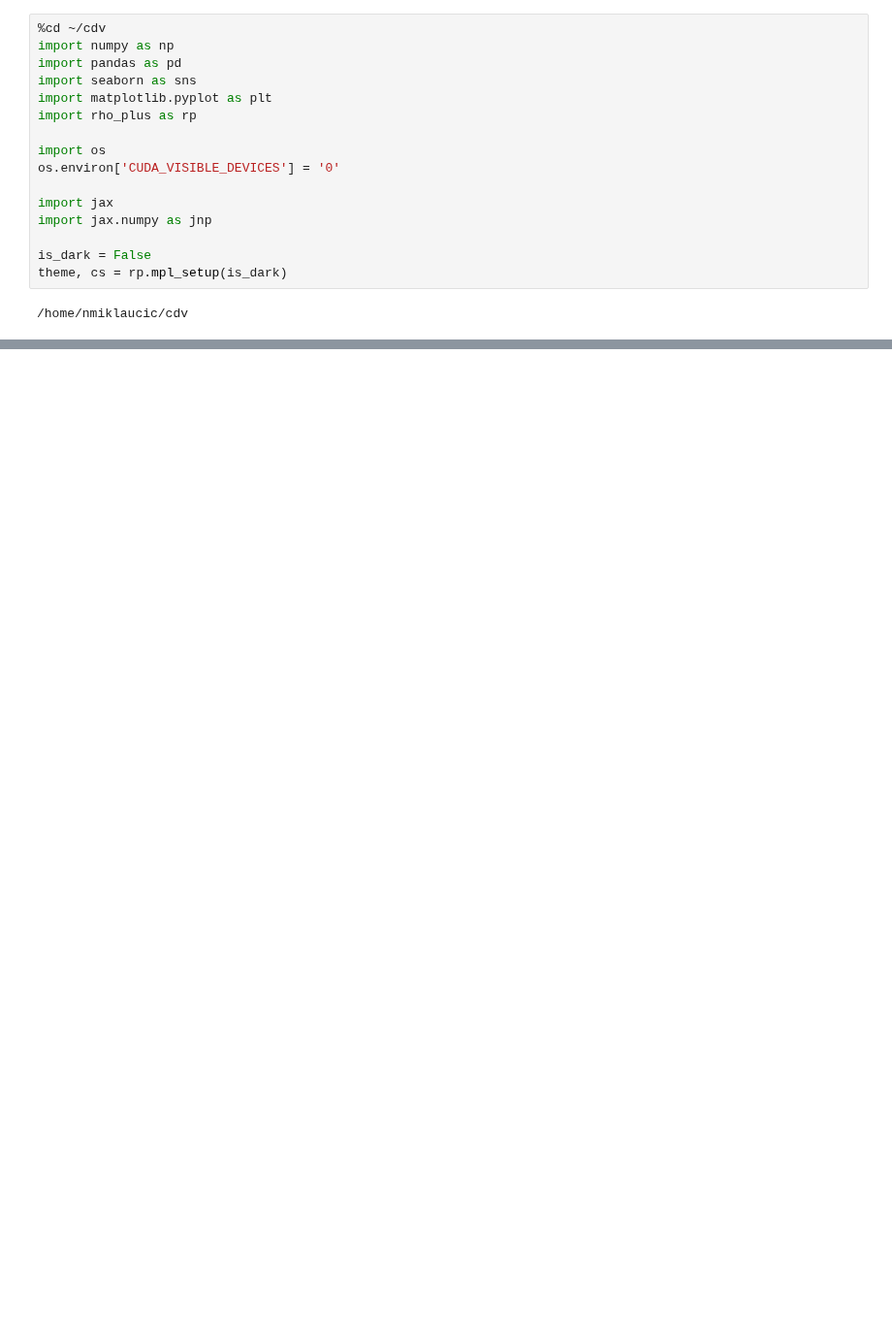
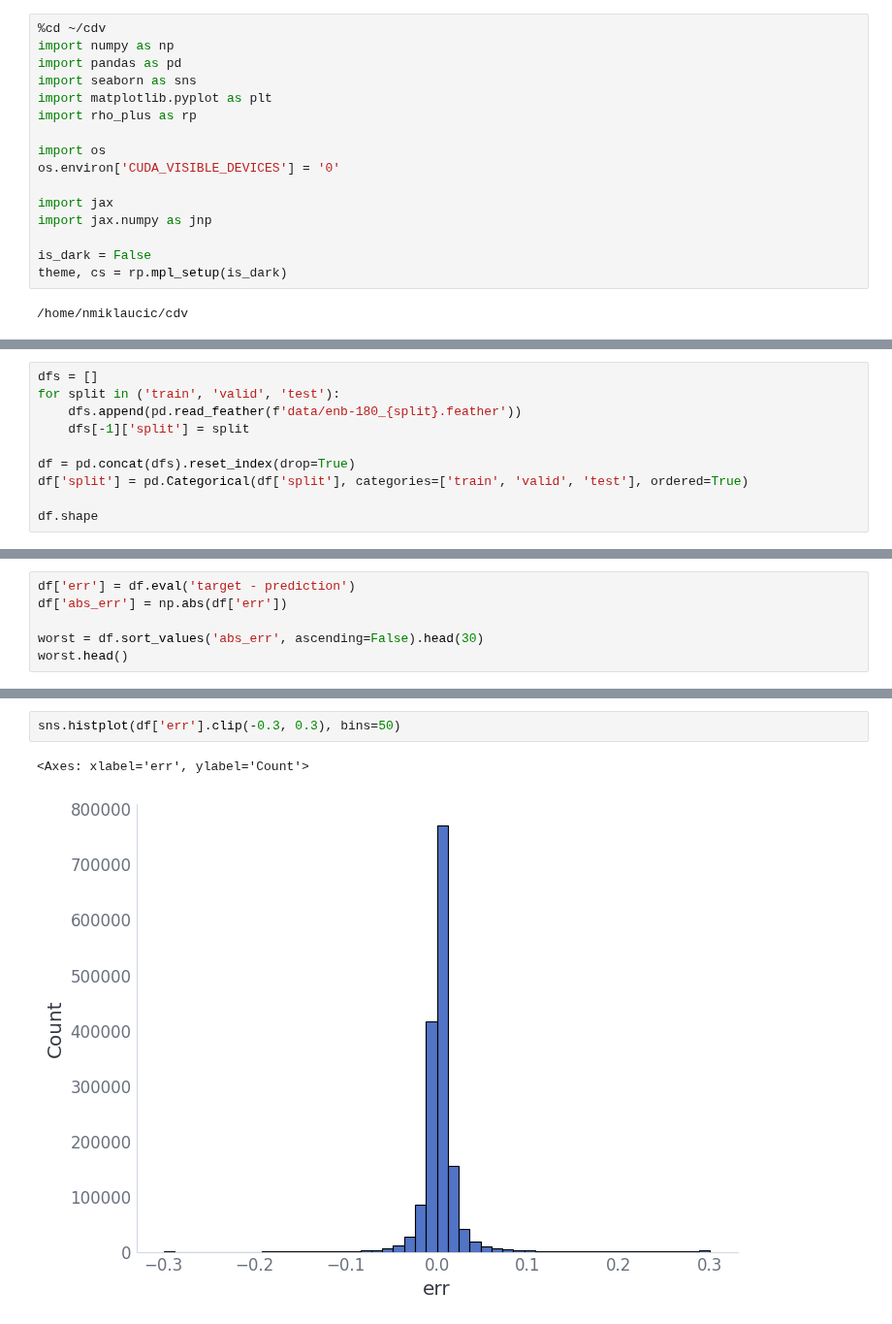
Before and after one commit to nicholas-miklaucic/facet, a Jupyter notebook: notebooks/figures.ipynb, the cells around one changed output, grey strips where cells are left out. Shown at 97% size. Cells and saved outputs as stored; diff of their text form; blank space fills up the shorter version.

```diff
--- a/notebooks/figures.ipynb
+++ b/notebooks/figures.ipynb
@@ -50,0 +19,10 @@ cg: CrystalGraphs = sum(cgs[1:], start=cgs[0])
+# %%
+dfs = []
+for split in ('train', 'valid', 'test'):
+    dfs.append(pd.read_feather(f'data/enb-180_{split}.feather'))
+    dfs[-1]['split'] = split
+
+df = pd.concat(dfs).reset_index(drop=True)
+df['split'] = pd.Categorical(df['split'], categories=['train', 'valid', 'test'], ordered=True)
+
+df.shape
@@ -50,0 +38,6 @@ cg: CrystalGraphs = sum(cgs[1:], start=cgs[0])
+# %%
+df['err'] = df.eval('target - prediction')
+df['abs_err'] = np.abs(df['err'])
+
+worst = df.sort_values('abs_err', ascending=False).head(30)
+worst.head()
@@ -50,0 +122,5 @@ cg: CrystalGraphs = sum(cgs[1:], start=cgs[0])
+# %%
+sns.histplot(df['err'].clip(-0.3, 0.3), bins=50)
+# %% [output]
+<Axes: xlabel='err', ylabel='Count'>
+[figure, added]
```
Also changed, not shown: parts of 12 cells of this notebook, 10 other files.
